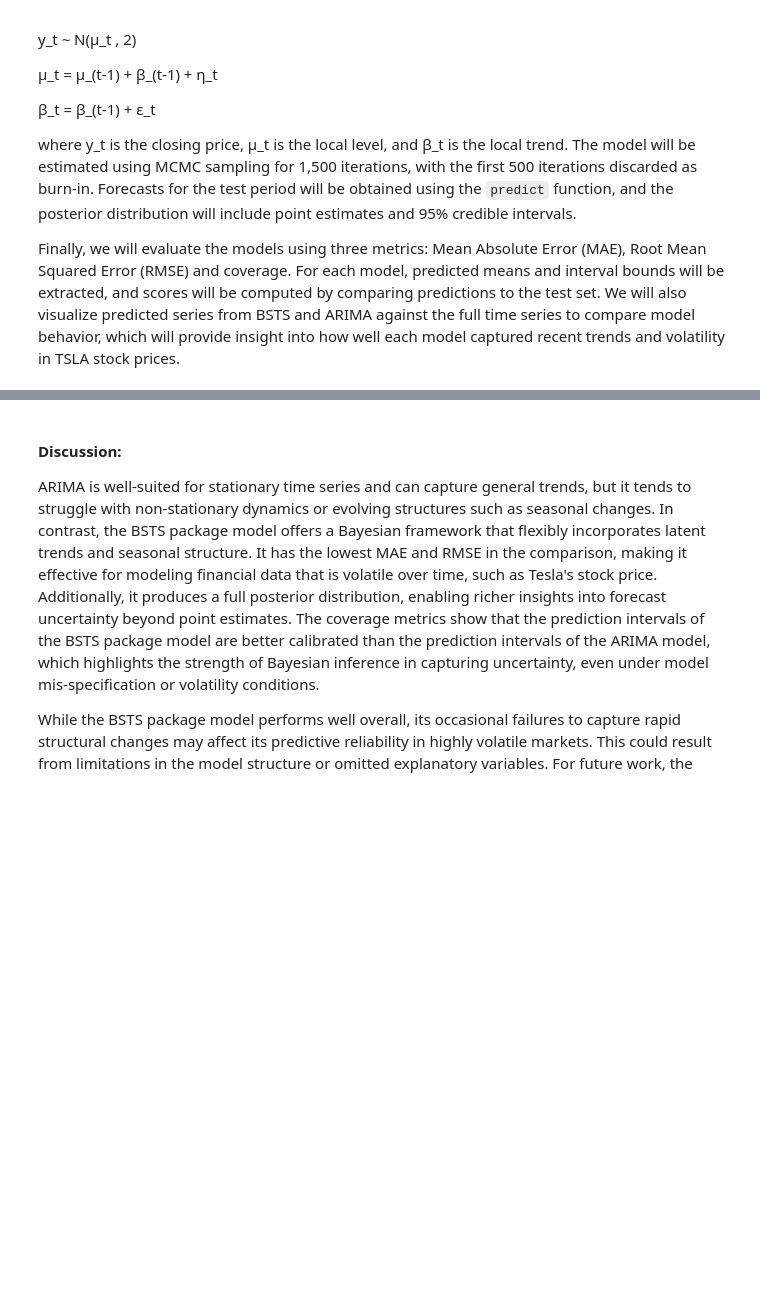
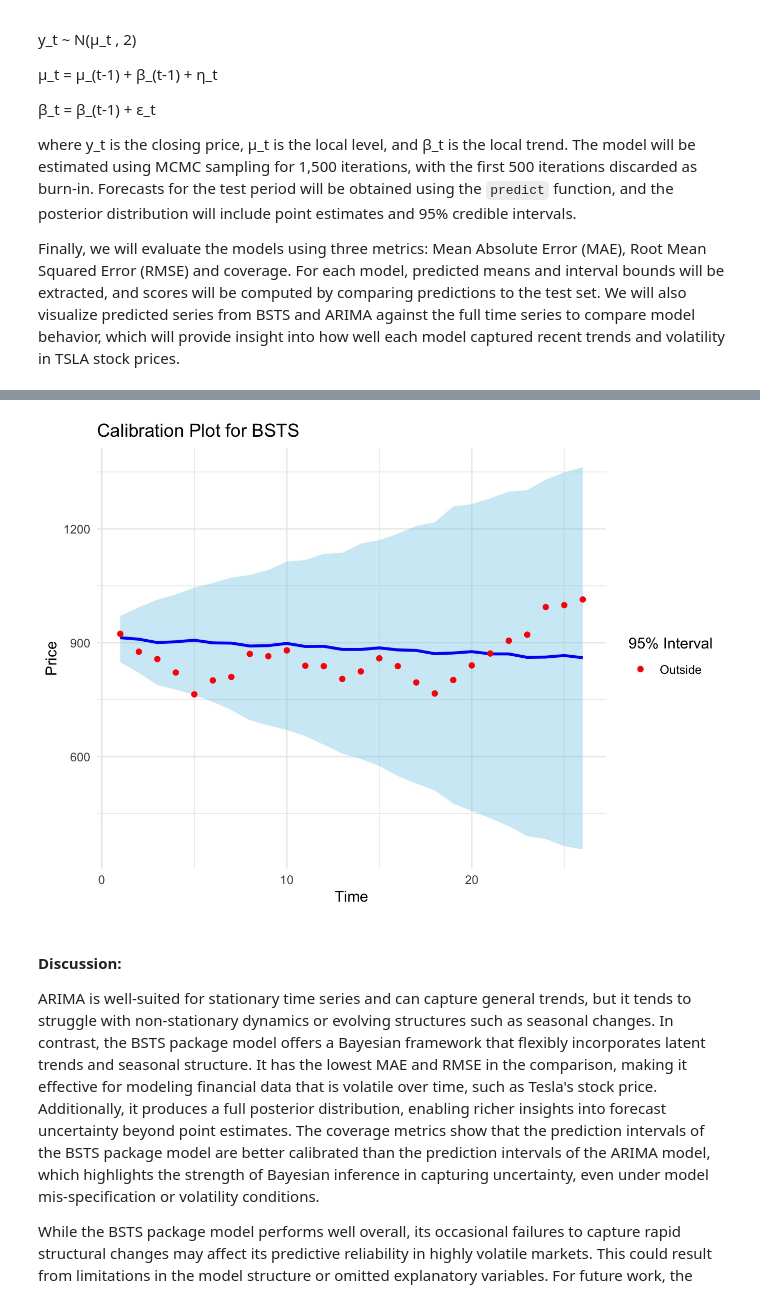
Before and after one commit to TeffyShen/Stat-447-Project, a Jupyter notebook: Final Project.ipynb, the cells around one changed output, grey strips where cells are left out. Drawn from its saved outputs; the diff is of its cells as text; code cells hidden in the pictures; blank space fills up the shorter version.

```diff
--- a/Final Project.ipynb
+++ b/Final Project.ipynb
@@ -31,3 +49,7 @@ Finally, we will evaluate the models using three metrics: Mean Absolute Error (M
+# %%
+display_png(file = "plot 6.jpeg")
+# %% [output]
+[figure, added]
 # %% [markdown]
 #### Discussion:
 ARIMA is well-suited for stationary time series and can capture general trends, but it tends to struggle with non-stationary dynamics or evolving structures such as seasonal changes. In contrast, the BSTS package model offers a Bayesian framework that flexibly incorporates latent trends and seasonal structure. It has the lowest MAE and RMSE in the comparison, making it effective for modeling financial data that is volatile over time, such as Tesla's stock price. Additionally, it produces a full posterior distribution, enabling richer insights into forecast uncertainty beyond point estimates. The coverage metrics show that the prediction intervals of the BSTS package model are better calibrated than the prediction intervals of the ARIMA model, which highlights the strength of Bayesian inference in capturing uncertainty, even under model mis-specification or volatility conditions.
```
Also changed, not shown: parts of 6 cells of this notebook, 3 other files.
